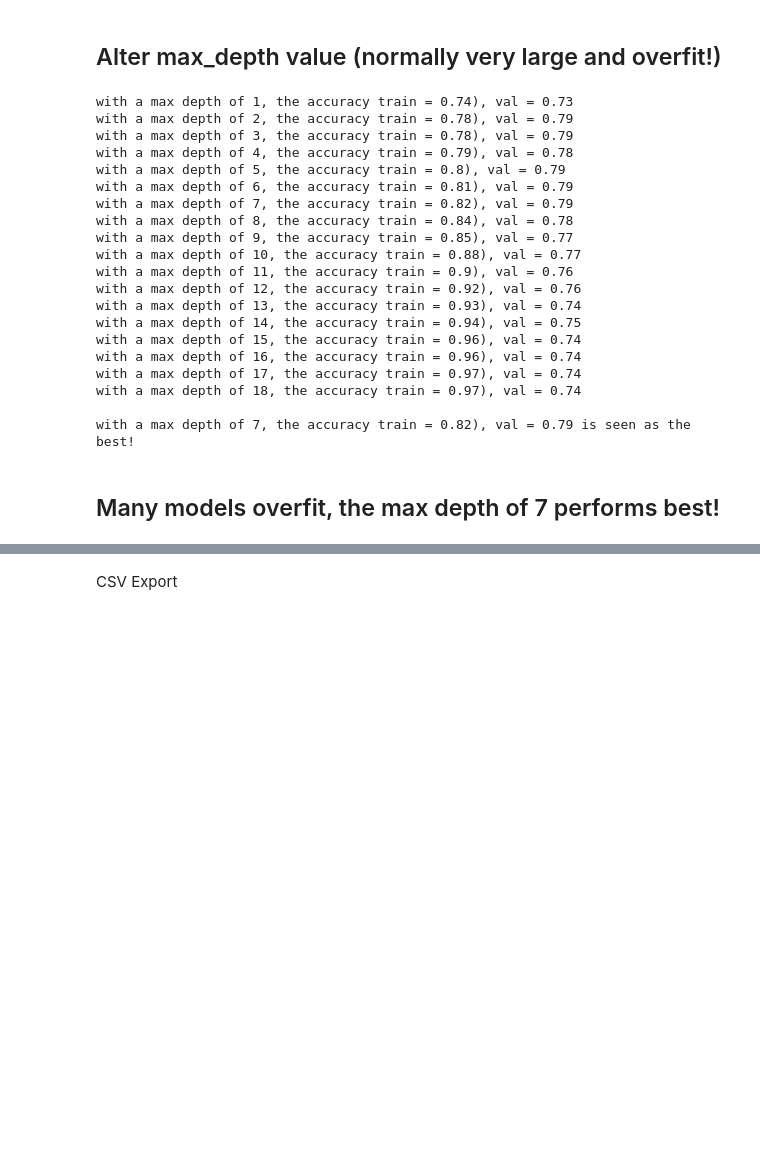
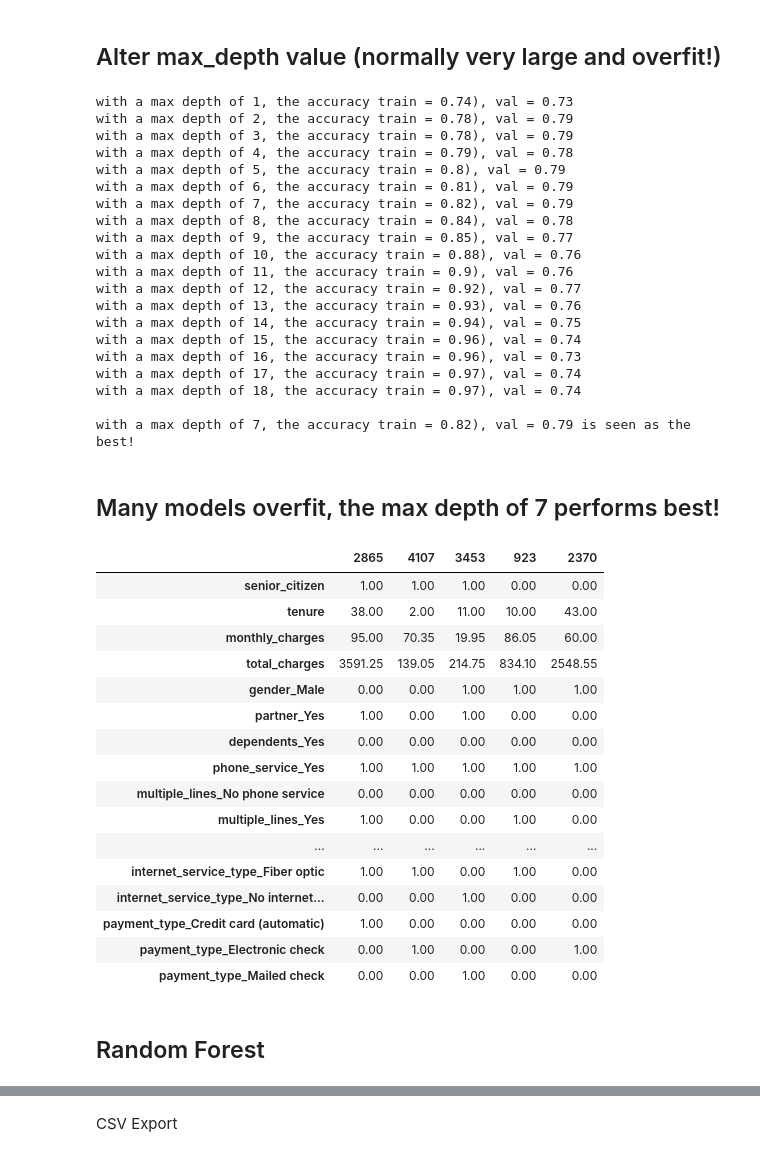
Before and after one commit to Josue-Gonzalez627/Telco_Classification_Project, a Jupyter notebook: telco_final.ipynb, the cells around one changed output, grey strips where cells are left out. Cells and saved outputs as stored; diff of their text form; code cells hidden in the pictures; blank space fills up the shorter version.

```diff
--- a/telco_final.ipynb
+++ b/telco_final.ipynb
@@ -226,5 +226,3 @@ churn_rate = round((df.churn == 'Yes').sum() / len(df),2)*100
-# %%
-train['total_charges'] = (train.total_charges + '0').astype(float)
 # %%
 train, validate, test = p.preprocess_telco(train, validate, test)
 # %%
@@ -337,16 +335,38 @@ with a max depth of 6, the accuracy train = 0.81), val = 0.79
 with a max depth of 7, the accuracy train = 0.82), val = 0.79
 with a max depth of 8, the accuracy train = 0.84), val = 0.78
 with a max depth of 9, the accuracy train = 0.85), val = 0.77
-with a max depth of 10, the accuracy train = 0.88), val = 0.77
+with a max depth of 10, the accuracy train = 0.88), val = 0.76
 with a max depth of 11, the accuracy train = 0.9), val = 0.76
-with a max depth of 12, the accuracy train = 0.92), val = 0.76
-with a max depth of 13, the accuracy train = 0.93), val = 0.74
+with a max depth of 12, the accuracy train = 0.92), val = 0.77
+with a max depth of 13, the accuracy train = 0.93), val = 0.76
 with a max depth of 14, the accuracy train = 0.94), val = 0.75
 with a max depth of 15, the accuracy train = 0.96), val = 0.74
-with a max depth of 16, the accuracy train = 0.96), val = 0.74
+with a max depth of 16, the accuracy train = 0.96), val = 0.73
 with a max depth of 17, the accuracy train = 0.97), val = 0.74
 with a max depth of 18, the accuracy train = 0.97), val = 0.74
 
 with a max depth of 7, the accuracy train = 0.82), val = 0.79 is seen as the best!
 # %% [markdown]
 ## Many models overfit, the max depth of 7 performs best!
+# %%
+X_train.head().T
+# %% [output]
+|  | 2865 | 4107 | 3453 | 923 | 2370 |
+| senior_citizen | 1.00 | 1.00 | 1.00 | 0.00 | 0.00 |
+| tenure | 38.00 | 2.00 | 11.00 | 10.00 | 43.00 |
+| monthly_charges | 95.00 | 70.35 | 19.95 | 86.05 | 60.00 |
+| total_charges | 3591.25 | 139.05 | 214.75 | 834.10 | 2548.55 |
+| gender_Male | 0.00 | 0.00 | 1.00 | 1.00 | 1.00 |
+| partner_Yes | 1.00 | 0.00 | 1.00 | 0.00 | 0.00 |
+| dependents_Yes | 0.00 | 0.00 | 0.00 | 0.00 | 0.00 |
+| phone_service_Yes | 1.00 | 1.00 | 1.00 | 1.00 | 1.00 |
+| multiple_lines_No phone service | 0.00 | 0.00 | 0.00 | 0.00 | 0.00 |
+| multiple_lines_Yes | 1.00 | 0.00 | 0.00 | 1.00 | 0.00 |
+| ... | ... | ... | ... | ... | ... |
+| internet_service_type_Fiber optic | 1.00 | 1.00 | 0.00 | 1.00 | 0.00 |
+| internet_service_type_No internet... | 0.00 | 0.00 | 1.00 | 0.00 | 0.00 |
+| payment_type_Credit card (automatic) | 1.00 | 0.00 | 0.00 | 0.00 | 0.00 |
+| payment_type_Electronic check | 0.00 | 1.00 | 0.00 | 0.00 | 1.00 |
+| payment_type_Mailed check | 0.00 | 0.00 | 1.00 | 0.00 | 0.00 |
+# %% [markdown]
+## Random Forest
```
Also changed, not shown: parts of 10 cells of this notebook.
